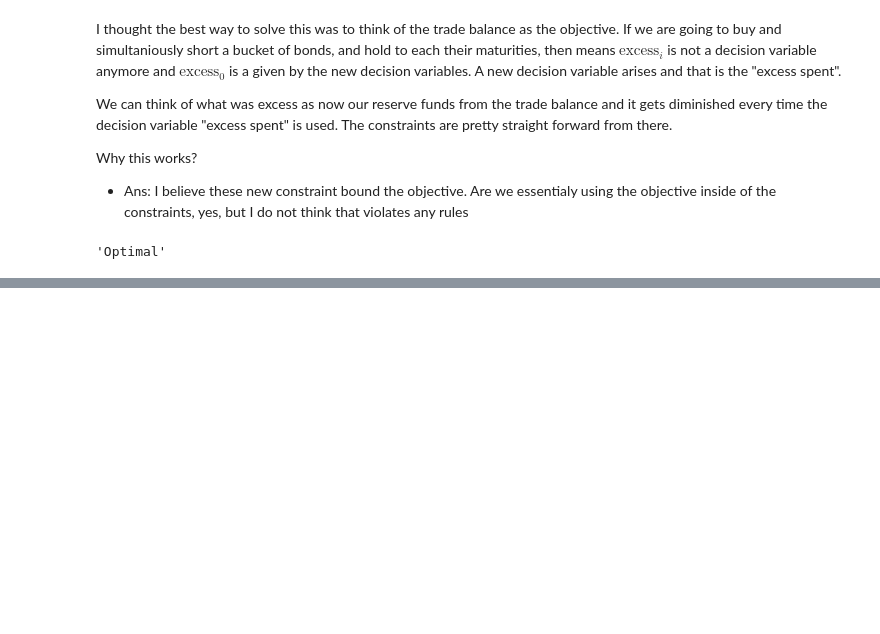
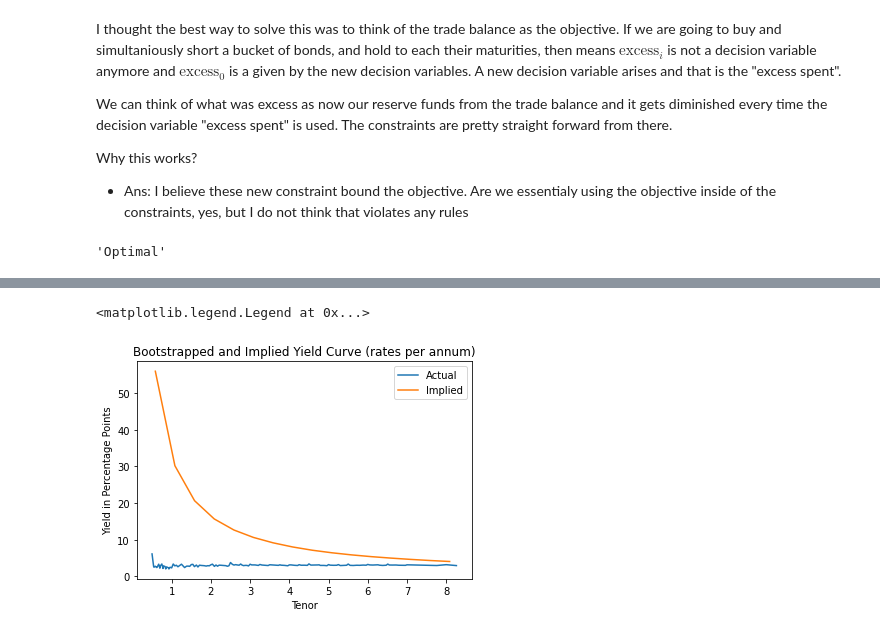
Before and after one commit to jdean53/finops_casestudy, a Jupyter notebook: chaz_nonsense.ipynb, the cells around one changed output, grey strips where cells are left out. Drawn from its saved outputs; the diff is of its cells as text; code cells hidden in the pictures; blank space fills up the shorter version.

```diff
--- a/chaz_nonsense.ipynb
+++ b/chaz_nonsense.ipynb
@@ -746,0 +1086,8 @@ dedication_2.objective.value()
+# %%
+'''Looking at the implied term structure of the last problem'''
+o = [{'name':name, 'shadow price':c.pi} for name, c in dedication_2.constraints.items() if c.pi > 0]
+# %%
+shadows = pd.DataFrame(
+    o,
+    index = data_prompt.index.tolist()
+).drop(labels=['name'], axis = 1)
@@ -746,0 +1114,3 @@ dedication_2.objective.value()
+# %%
+shadow_ttm = ((shadows.index - datetime.datetime.now()) / datetime.timedelta(days=365)).to_list()
+shadow_ttm
@@ -746,0 +1134,7 @@ dedication_2.objective.value()
+# %%
+looper = shadows.index.tolist()
+implied_rates = pd.DataFrame(
+    [-np.log(shadows.loc[looper[i],'shadow price'])/shadow_ttm[i] for i in range(len(looper))],
+    index = shadow_ttm,
+    columns= ['implied rates']
+)
@@ -746,0 +1161,10 @@ dedication_2.objective.value()
+# %%
+plt.plot(rates[0.5:8.5] * 100)
+plt.plot(implied_rates)
+plt.title('Bootstrapped and Implied Yield Curve (rates per annum)')
+plt.xlabel('Tenor')
+plt.ylabel('Yield in Percentage Points')
+plt.legend(['Actual', 'Implied'])
+# %% [output]
+<matplotlib.legend.Legend at 0x...>
+[figure, added]
```
Also changed, not shown: parts of 47 cells of this notebook.
